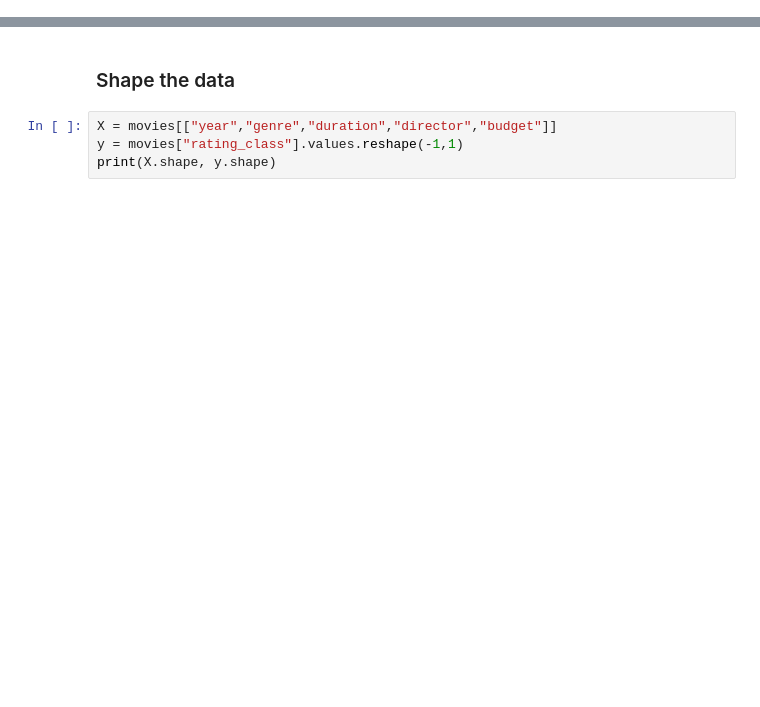
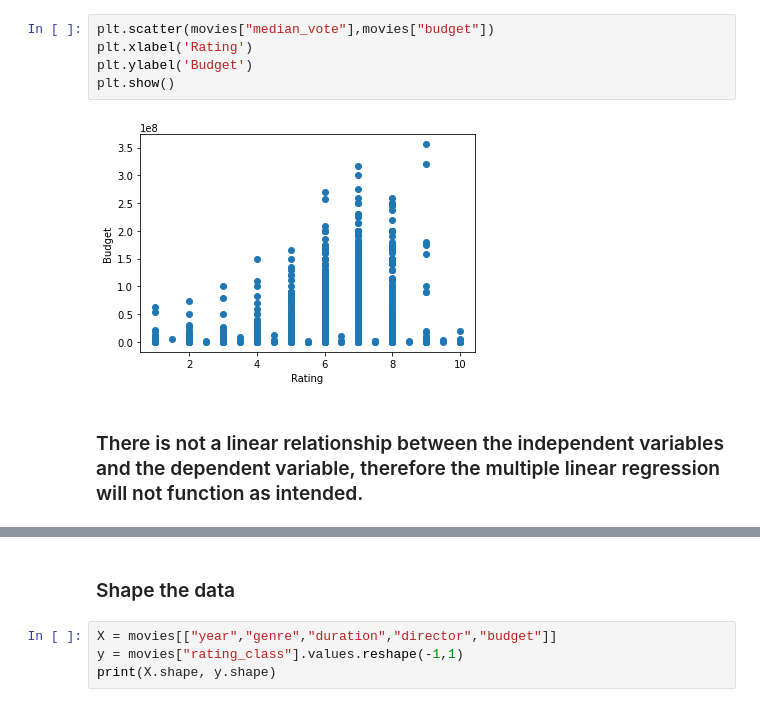
Before and after one commit to jagnoor/IMDB-Machnine-Learning, a Jupyter notebook: multiple_linear_regression.ipynb, the cells around one changed output, grey strips where cells are left out. Drawn from its saved outputs; the diff is of its cells as text; blank space fills up the shorter version.

```diff
--- a/multiple_linear_regression.ipynb
+++ b/multiple_linear_regression.ipynb
@@ -19,3 +50,12 @@ movies.head()
+# %%
+plt.scatter(movies["median_vote"],movies["budget"])
+plt.xlabel('Rating')
+plt.ylabel('Budget')
+plt.show()
+# %% [output]
+[figure, added]
+# %% [markdown]
+### There is not a linear relationship between the independent variables and the dependent variable, therefore the multiple linear regression will not function as intended.
 # %%
 movies.replace("Bad",0, inplace=True)
 movies.replace("Good",1, inplace=True)
```
Also changed, not shown: parts of 22 cells of this notebook.
